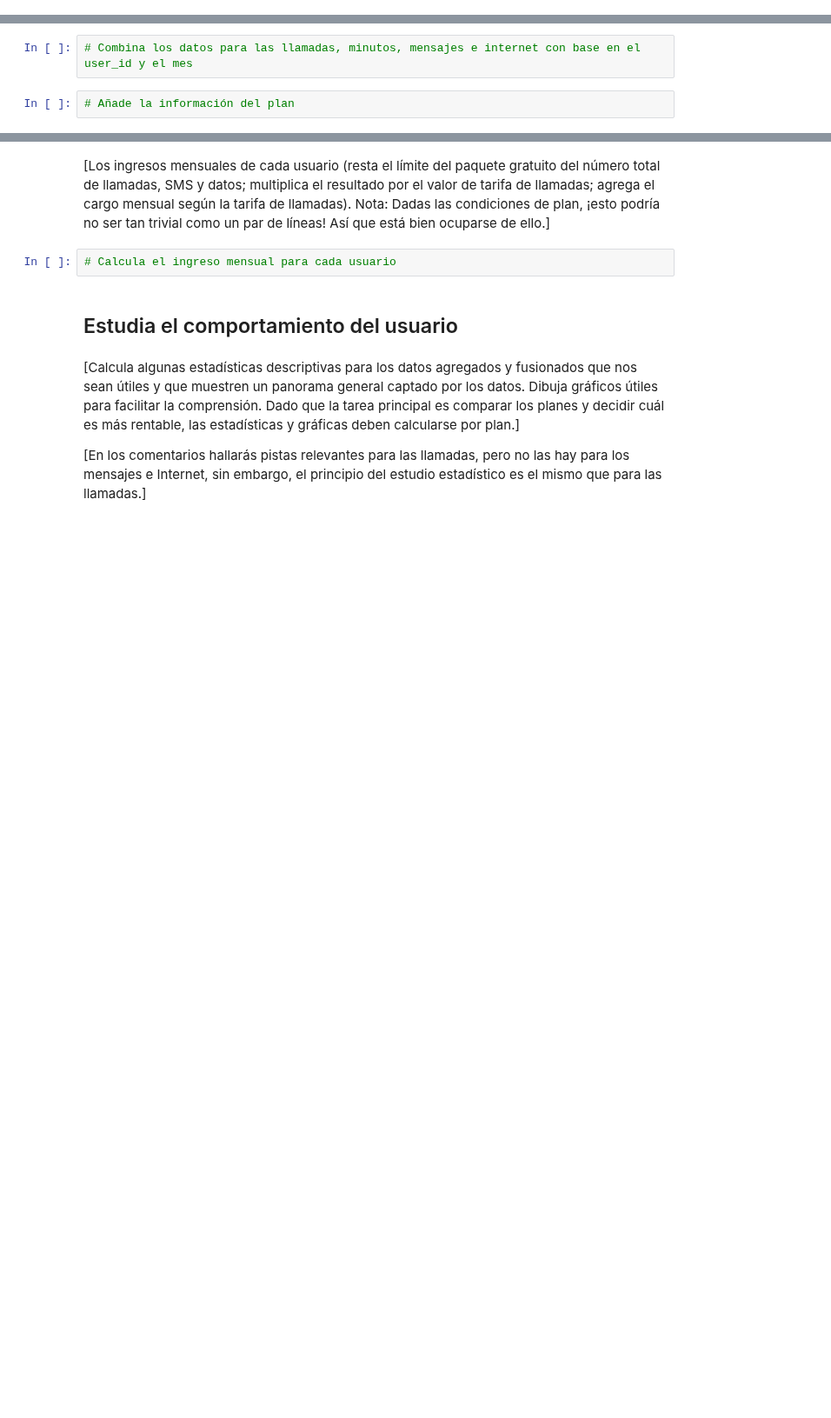
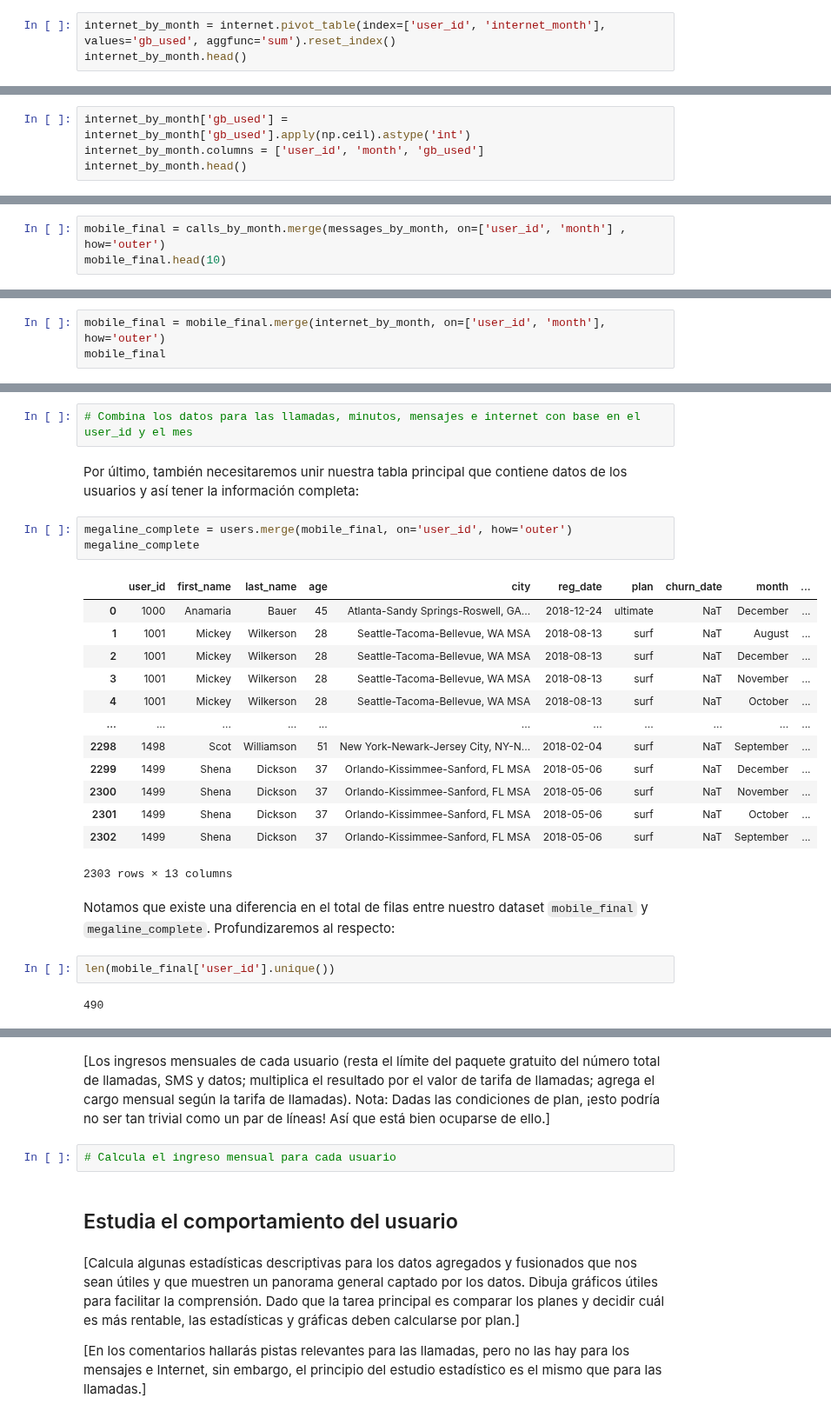
Before and after one commit to ChristianMartinezCaceres/Practicum-portfolio, a Jupyter notebook: 04_phone_plan_analysis/phone_plan_analysis_notebook.ipynb, the cells around one changed output, grey strips where cells are left out. Shown at 87% size. Saved outputs shown, nothing was run; the diff lists cells and outputs as text; blank space fills up the shorter version.

Commit message:
tabla final megaline completa

```diff
--- a/04_phone_plan_analysis/phone_plan_analysis_notebook.ipynb
+++ b/04_phone_plan_analysis/phone_plan_analysis_notebook.ipynb
@@ -691,0 +722,3 @@ Esta última demostración de la tabla nos recuerda cómo funciona el tarifario
+# %%
+internet_by_month = internet.pivot_table(index=['user_id', 'internet_month'], values='gb_used', aggfunc='sum').reset_index()
+internet_by_month.head()
@@ -691,0 +734,4 @@ Esta última demostración de la tabla nos recuerda cómo funciona el tarifario
+# %%
+internet_by_month['gb_used'] = internet_by_month['gb_used'].apply(np.ceil).astype('int')
+internet_by_month.columns = ['user_id', 'month', 'gb_used']
+internet_by_month.head()
@@ -695,0 +751,3 @@ Esta última demostración de la tabla nos recuerda cómo funciona el tarifario
+# %%
+mobile_final = calls_by_month.merge(messages_by_month, on=['user_id', 'month'] , how='outer')
+mobile_final.head(10)
@@ -695,0 +768,3 @@ Esta última demostración de la tabla nos recuerda cómo funciona el tarifario
+# %%
+mobile_final = mobile_final.merge(internet_by_month, on=['user_id', 'month'], how='outer')
+mobile_final
@@ -696,4 +785,27 @@ Esta última demostración de la tabla nos recuerda cómo funciona el tarifario
 # %%
 # Combina los datos para las llamadas, minutos, mensajes e internet con base en el user_id y el mes
-# %%
-# Añade la información del plan
+# %% [markdown]
+Por último, también necesitaremos unir nuestra tabla principal que contiene datos de los usuarios y así tener la información completa:
+# %%
+megaline_complete = users.merge(mobile_final, on='user_id', how='outer')
+megaline_complete
+# %% [output]
+|  | user_id | first_name | last_name | age | city | reg_date | plan | churn_date | month | ... |
+| 0 | 1000 | Anamaria | Bauer | 45 | Atlanta-Sandy Springs-Roswell, GA... | 2018-12-24 | ultimate | NaT | December | ... |
+| 1 | 1001 | Mickey | Wilkerson | 28 | Seattle-Tacoma-Bellevue, WA MSA | 2018-08-13 | surf | NaT | August | ... |
+| 2 | 1001 | Mickey | Wilkerson | 28 | Seattle-Tacoma-Bellevue, WA MSA | 2018-08-13 | surf | NaT | December | ... |
+| 3 | 1001 | Mickey | Wilkerson | 28 | Seattle-Tacoma-Bellevue, WA MSA | 2018-08-13 | surf | NaT | November | ... |
+| 4 | 1001 | Mickey | Wilkerson | 28 | Seattle-Tacoma-Bellevue, WA MSA | 2018-08-13 | surf | NaT | October | ... |
+| ... | ... | ... | ... | ... | ... | ... | ... | ... | ... | ... |
+| 2298 | 1498 | Scot | Williamson | 51 | New York-Newark-Jersey City, NY-N... | 2018-02-04 | surf | NaT | September | ... |
+| 2299 | 1499 | Shena | Dickson | 37 | Orlando-Kissimmee-Sanford, FL MSA | 2018-05-06 | surf | NaT | December | ... |
+| 2300 | 1499 | Shena | Dickson | 37 | Orlando-Kissimmee-Sanford, FL MSA | 2018-05-06 | surf | NaT | November | ... |
+| 2301 | 1499 | Shena | Dickson | 37 | Orlando-Kissimmee-Sanford, FL MSA | 2018-05-06 | surf | NaT | October | ... |
+| 2302 | 1499 | Shena | Dickson | 37 | Orlando-Kissimmee-Sanford, FL MSA | 2018-05-06 | surf | NaT | September | ... |
+2303 rows × 13 columns
+# %% [markdown]
+Notamos que existe una diferencia en el total de filas entre nuestro dataset ``mobile_final`` y ``megaline_complete``. Profundizaremos al respecto:
+# %%
+len(mobile_final['user_id'].unique())
+# %% [output]
+490
```
Also changed, not shown: parts of 33 cells of this notebook.
